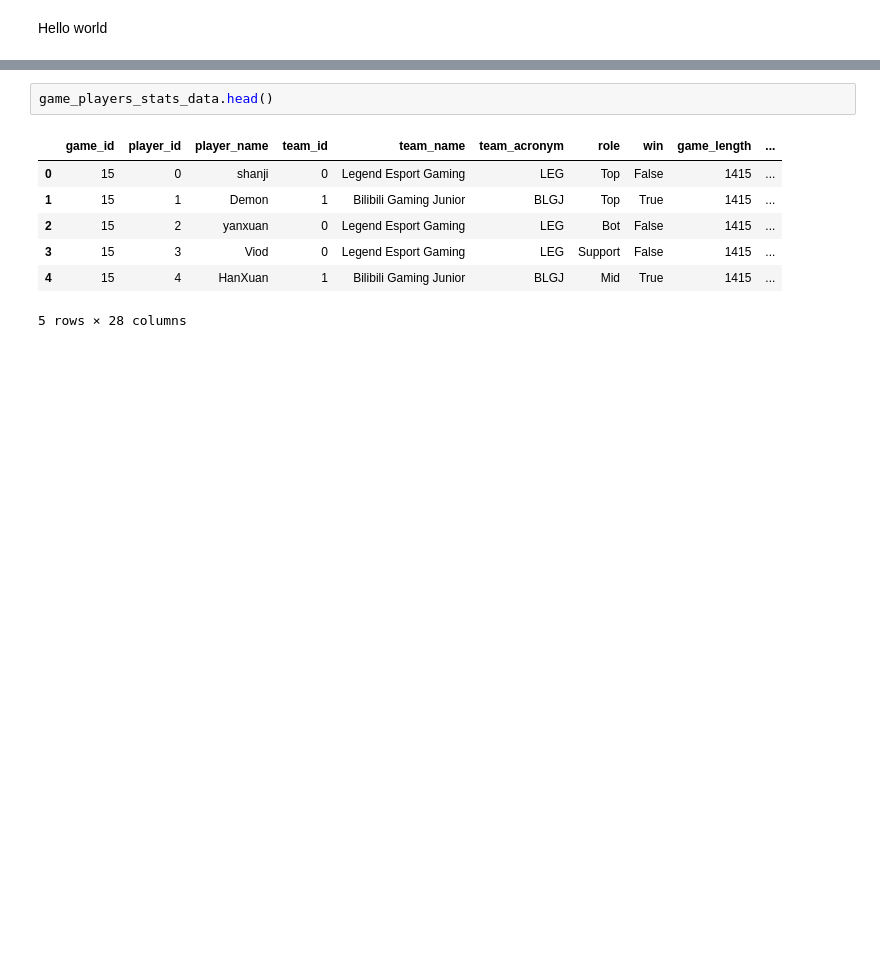
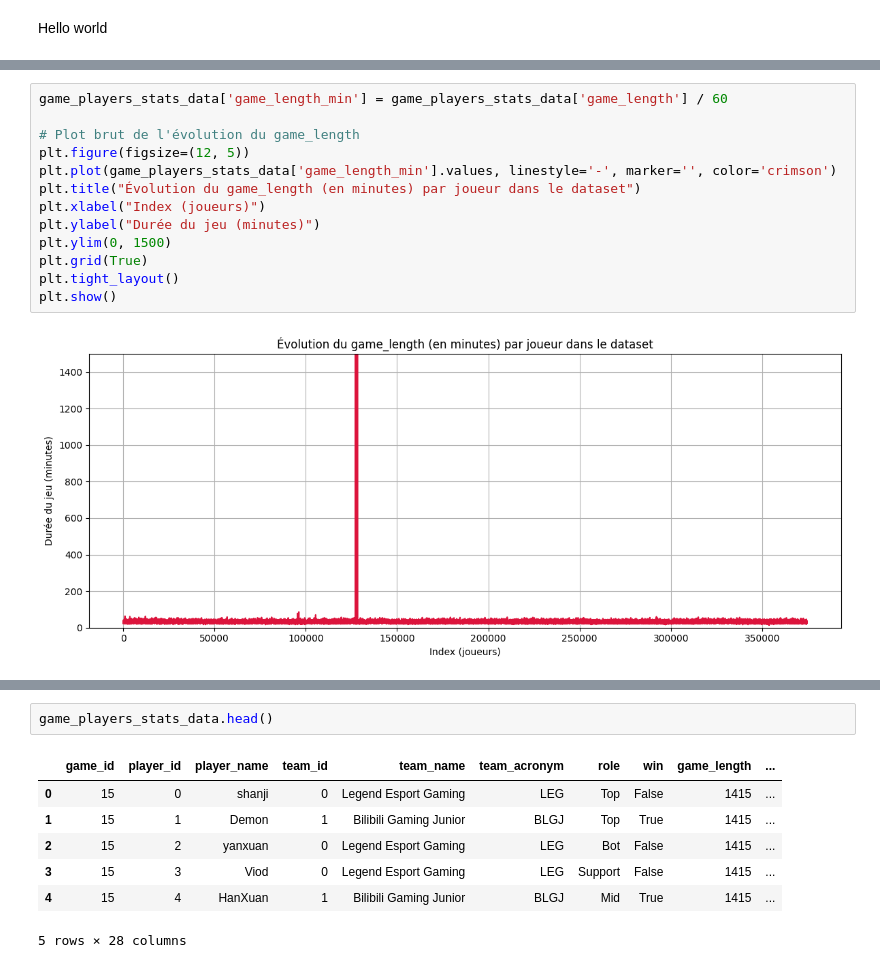
Before and after one commit to blaugrana11/ML-model_LoL, a Jupyter notebook: notebooks/model1.ipynb, the cells around one changed output, grey strips where cells are left out. Cells and saved outputs as stored; diff of their text form; blank space fills up the shorter version.

```diff
--- a/notebooks/model1.ipynb
+++ b/notebooks/model1.ipynb
@@ -22,0 +24,15 @@ game_players_stats_data.describe()
+# %%
+game_players_stats_data['game_length_min'] = game_players_stats_data['game_length'] / 60
+
+# Plot brut de l'évolution du game_length
+plt.figure(figsize=(12, 5))
+plt.plot(game_players_stats_data['game_length_min'].values, linestyle='-', marker='', color='crimson')
+plt.title("Évolution du game_length (en minutes) par joueur dans le dataset")
+plt.xlabel("Index (joueurs)")
+plt.ylabel("Durée du jeu (minutes)")
+plt.ylim(0, 1500)
+plt.grid(True)
+plt.tight_layout()
+plt.show()
+# %% [output]
+[figure, added]
```
Also changed, not shown: parts of 9 cells of this notebook.
